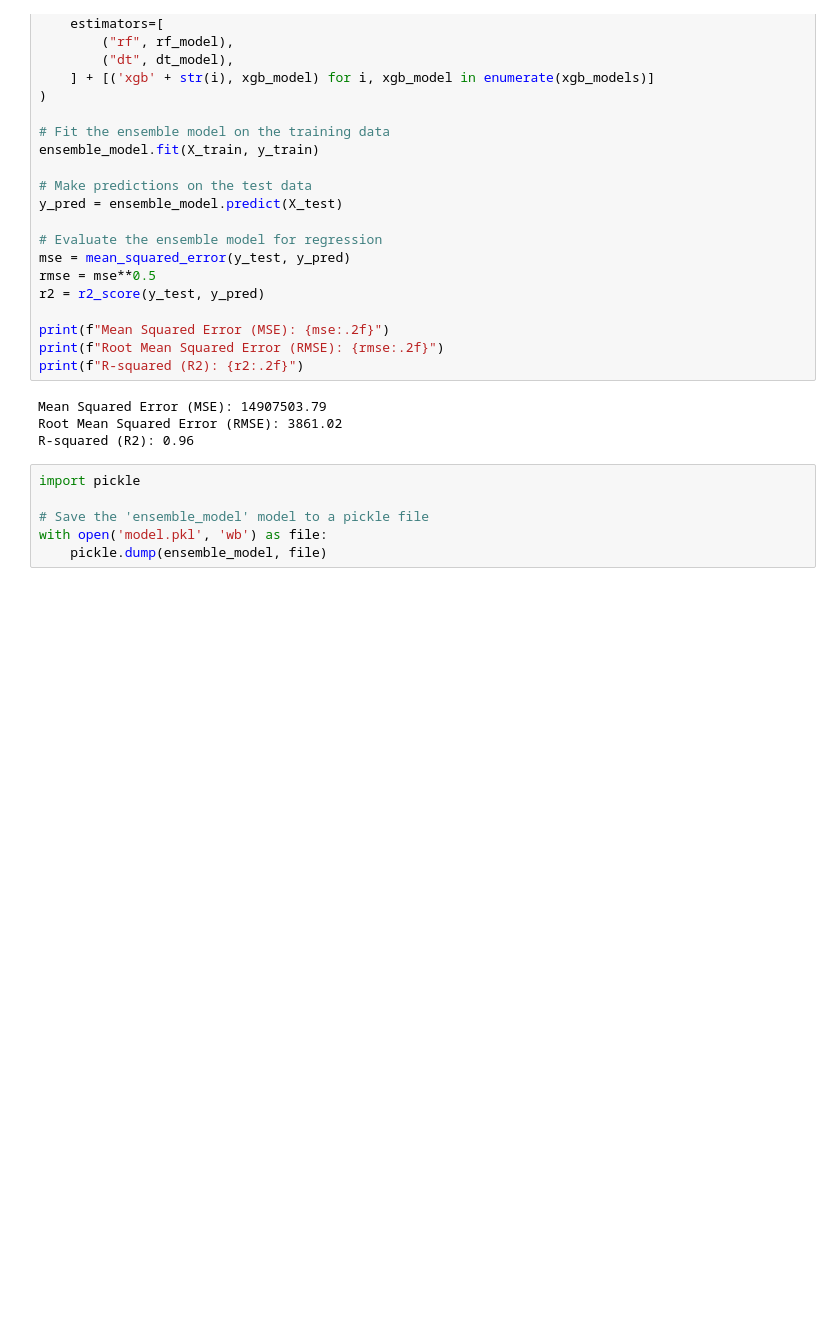
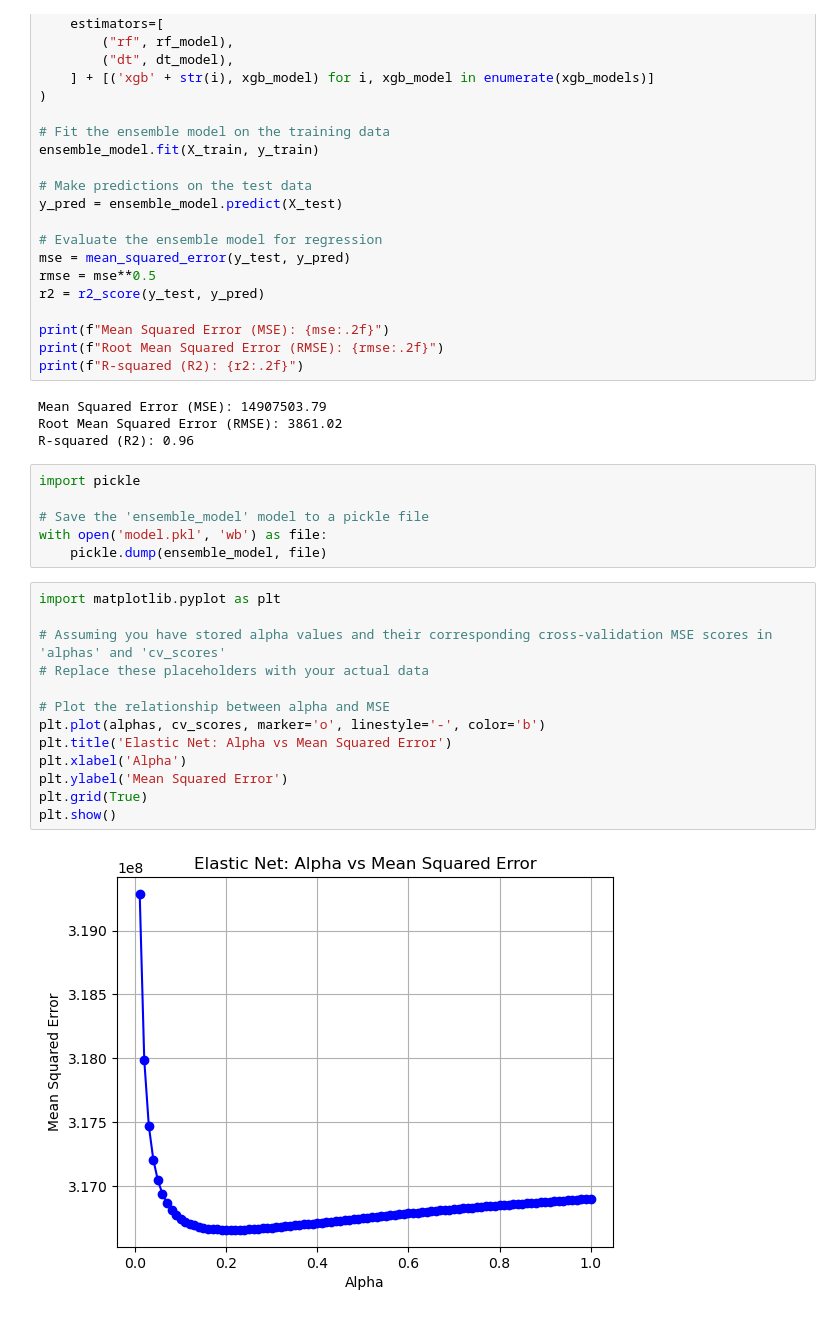
Before and after one commit to NafisaProme/CSE498R-Project, a Jupyter notebook: Model.ipynb, the cells around one changed output. Cells and saved outputs as stored; diff of their text form; blank space fills up the shorter version.

```diff
--- a/Model.ipynb
+++ b/Model.ipynb
@@ -608,9 +608,24 @@ print(f"R-squared (R2): {r2:.2f}")
 Mean Squared Error (MSE): 14907503.79
 Root Mean Squared Error (RMSE): 3861.02
 R-squared (R2): 0.96
-# %%
-import pickle
-
-# Save the 'ensemble_model' model to a pickle file
-with open('model.pkl', 'wb') as file:
-    pickle.dump(ensemble_model, file)
+# %%
+import pickle
+
+# Save the 'ensemble_model' model to a pickle file
+with open('model.pkl', 'wb') as file:
+    pickle.dump(ensemble_model, file)
+# %%
+import matplotlib.pyplot as plt
+
+# Assuming you have stored alpha values and their corresponding cross-validation MSE scores in 'alphas' and 'cv_scores'
+# Replace these placeholders with your actual data
+
+# Plot the relationship between alpha and MSE
+plt.plot(alphas, cv_scores, marker='o', linestyle='-', color='b')
+plt.title('Elastic Net: Alpha vs Mean Squared Error')
+plt.xlabel('Alpha')
+plt.ylabel('Mean Squared Error')
+plt.grid(True)
+plt.show()
+# %% [output]
+[figure, added]
```
Also changed, not shown: parts of 1 cell of this notebook, 1 other file.
